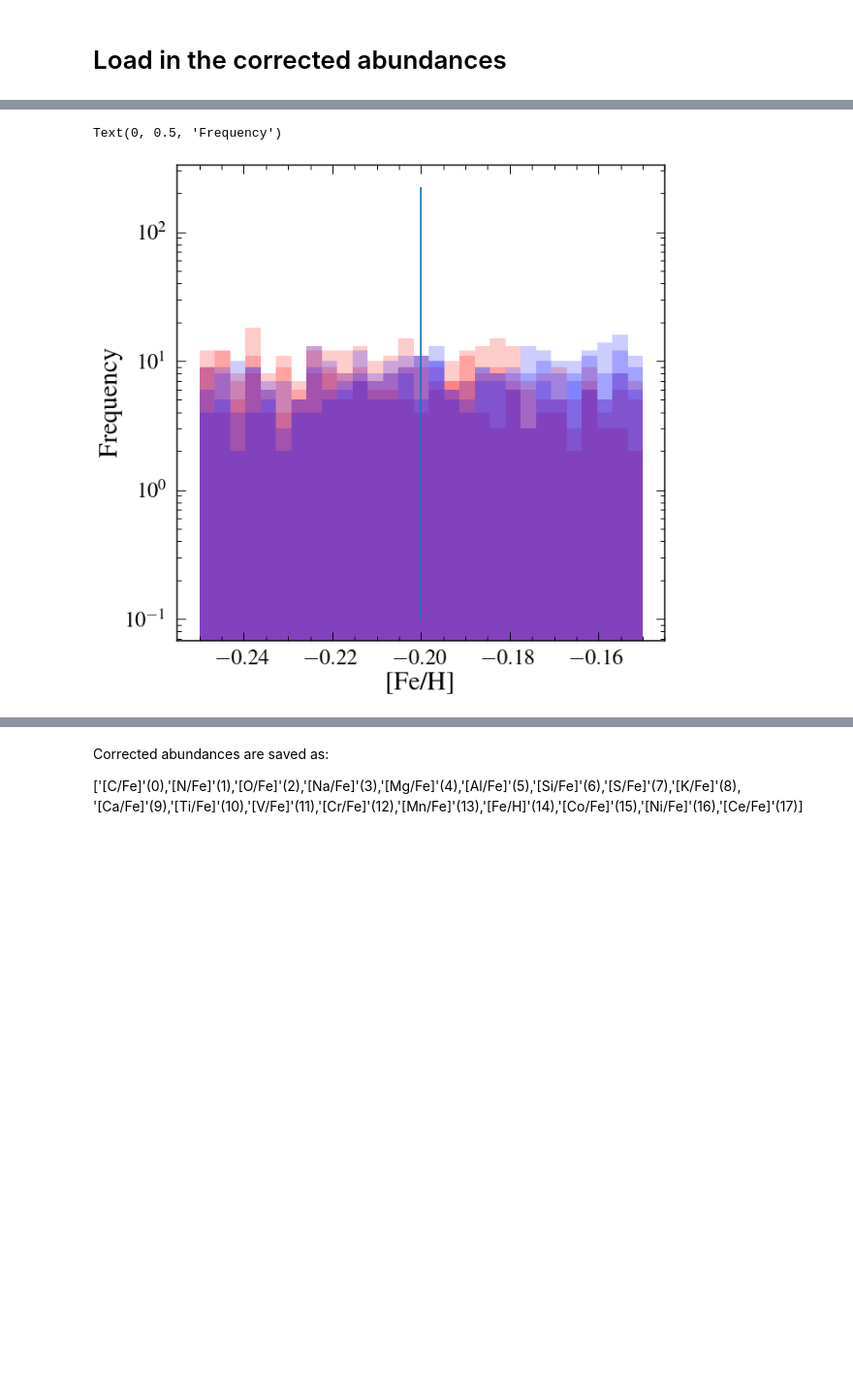
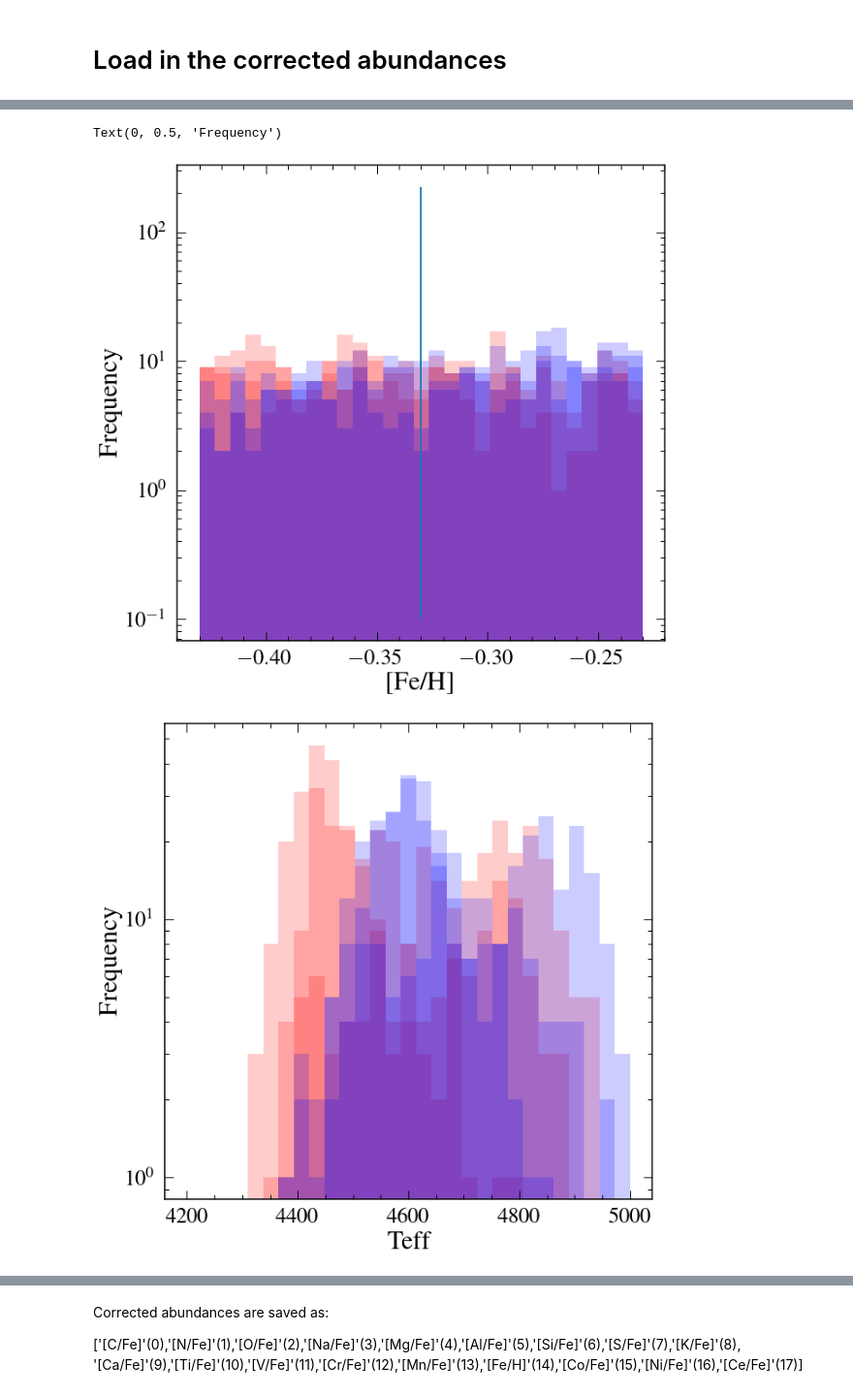
Before and after one commit to lyx12311/InnerOuterHighLow, a Jupyter notebook: chi2_comp.ipynb, the cells around one changed output, grey strips where cells are left out. Shown at 97% size. Saved outputs shown, nothing was run; the diff lists cells and outputs as text; code cells hidden in the pictures; blank space fills up the shorter version.

```diff
--- a/chi2_comp.ipynb
+++ b/chi2_comp.ipynb
@@ -140,0 +142,2 @@ plt.xlim([-1,0.5])
+# %%
+data['hialpha'] = mha
@@ -142,0 +179,4 @@ plt.xlim([-1,0.5])
+# %%
+data['Rb'] = getRb(data['Age'], data['[Fe/H]'], fehoffset=0.08)
+# %%
+data = data.dropna(subset=['Rb']).reset_index(drop=True)
@@ -176,12 +1133,12 @@ plt.yscale('log')
 # %%
-mha_inner = mha&(data['R']<6)&(abs(data['[Fe/H]']-mfeh)<0.05)
-mha_sn = mha&(data['R']<8.5)&(data['R']>7.5)&(abs(data['[Fe/H]']-mfeh)<0.05)
-mha_outer = mha&(data['R']>10)&(abs(data['[Fe/H]']-mfeh)<0.05)
+mha_inner = mha&(data['Rg']<6)&(abs(data['[Fe/H]']-mfeh)<fehscale)
+mha_sn = mha&(data['Rg']<8.5)&(data['Rg']>7.5)&(abs(data['[Fe/H]']-mfeh)<fehscale)
+mha_outer = mha&(data['Rg']>10)&(abs(data['[Fe/H]']-mfeh)<fehscale)
 print(sum(mha_inner),sum(mha_sn),sum(mha_outer))
 
-mla_inner = mla&(data['R']<6)&(abs(data['[Fe/H]']-mfeh)<0.05)
-mla_sn = mla&(data['R']<8.5)&(data['R']>7.5)&(abs(data['[Fe/H]']-mfeh)<0.05)
-mla_outer = mla&(data['R']>10)&(abs(data['[Fe/H]']-mfeh)<0.05)
+mla_inner = mla&(data['Rg']<6)&(abs(data['[Fe/H]']-mfeh)<fehscale)
+mla_sn = mla&(data['Rg']<8.5)&(data['Rg']>7.5)&(abs(data['[Fe/H]']-mfeh)<fehscale)
+mla_outer = mla&(data['Rg']>10)&(abs(data['[Fe/H]']-mfeh)<fehscale)
 print(sum(mla_inner),sum(mla_sn),sum(mla_outer))
 
 Nostar = min([sum(mha_inner),sum(mha_sn),sum(mha_outer),
@@ -216,23 +1173,65 @@ print(len(mla_inner),len(mla_sn),len(mla_outer))
 224 224 224
 # %%
 plt.figure()
-plt.hist(data['[Fe/H]'][mha_inner], bins=np.linspace(mfeh-0.05,mfeh+0.05,30), alpha=0.2,
+plt.hist(data['[Fe/H]'][mha_inner], bins=np.linspace(mfeh-fehscale,mfeh+fehscale,30), alpha=0.2,
         color='red')
-plt.hist(data['[Fe/H]'][mha_sn], bins=np.linspace(mfeh-0.05,mfeh+0.05,30), alpha=0.2,
+plt.hist(data['[Fe/H]'][mha_sn], bins=np.linspace(mfeh-fehscale,mfeh+fehscale,30), alpha=0.2,
         color='red')
-plt.hist(data['[Fe/H]'][mha_outer], bins=np.linspace(mfeh-0.05,mfeh+0.05,30), alpha=0.2,
+plt.hist(data['[Fe/H]'][mha_outer], bins=np.linspace(mfeh-fehscale,mfeh+fehscale,30), alpha=0.2,
         color='red')
 
-plt.hist(data['[Fe/H]'][mla_inner], bins=np.linspace(mfeh-0.05,mfeh+0.05,30), alpha=0.2,
+plt.hist(data['[Fe/H]'][mla_inner], bins=np.linspace(mfeh-fehscale,mfeh+fehscale,30), alpha=0.2,
         color='blue')
-plt.hist(data['[Fe/H]'][mla_sn], bins=np.linspace(mfeh-0.05,mfeh+0.05,30), alpha=0.2,
+plt.hist(data['[Fe/H]'][mla_sn], bins=np.linspace(mfeh-fehscale,mfeh+fehscale,30), alpha=0.2,
         color='blue')
-plt.hist(data['[Fe/H]'][mla_outer], bins=np.linspace(mfeh-0.05,mfeh+0.05,30), alpha=0.2,
+plt.hist(data['[Fe/H]'][mla_outer], bins=np.linspace(mfeh-fehscale,mfeh+fehscale,30), alpha=0.2,
         color='blue')
-plt.vlines(-0.2, ymin=0.1, ymax=len(mla_inner))
+plt.vlines(mfeh, ymin=0.1, ymax=len(mla_inner))
 plt.yscale('log')
 plt.xlabel('[Fe/H]')
 plt.ylabel('Frequency')
+
+
+plt.figure()
+plt.hist(data['teff'][mha_inner], bins=np.linspace(4200,5000,30), alpha=0.2,
+        color='red')
+plt.hist(data['teff'][mha_sn], bins=np.linspace(4200,5000,30), alpha=0.2,
+        color='red')
+plt.hist(data['teff'][mha_outer], bins=np.linspace(4200,5000,30), alpha=0.2,
+        color='red')
+
+plt.hist(data['teff'][mla_inner], bins=np.linspace(4200,5000,30), alpha=0.2,
+        color='blue')
+plt.hist(data['teff'][mla_sn], bins=np.linspace(4200,5000,30), alpha=0.2,
+        color='blue')
+plt.hist(data['teff'][mla_outer], bins=np.linspace(4200,5000,30), alpha=0.2,
+        color='blue')
+#plt.vlines(-0.2, ymin=0.1, ymax=len(mla_inner))
+plt.yscale('log')
+plt.xlabel('Teff')
+plt.ylabel('Frequency')
+
+
+data['[C/N]'] = data['[C/Fe]']-data['[N/Fe]']
+plt.figure()
+plt.hist(data['[C/N]'][mha_inner], alpha=0.2,
+        color='red')
+plt.hist(data['[C/N]'][mha_sn], alpha=0.2,
+        color='red')
+plt.hist(data['[C/N]'][mha_outer], alpha=0.2,
+        color='red')
+
+plt.hist(data['[C/N]'][mla_inner], alpha=0.2,
+        color='blue')
+plt.hist(data['[C/N]'][mla_sn], alpha=0.2,
+        color='blue')
+plt.hist(data['[C/N]'][mla_outer], alpha=0.2,
+        color='blue')
+#plt.vlines(mfeh, ymin=0.1, ymax=len(mla_inner))
+#plt.yscale('log')
+plt.xlabel('[Fe/H]')
+plt.ylabel('Frequency')
 # %% [output]
 Text(0, 0.5, 'Frequency')
-[figure, old version]
+[figure, new version]
+[figure, added]
```
Also changed, not shown: parts of 64 cells of this notebook, 3 other files.
